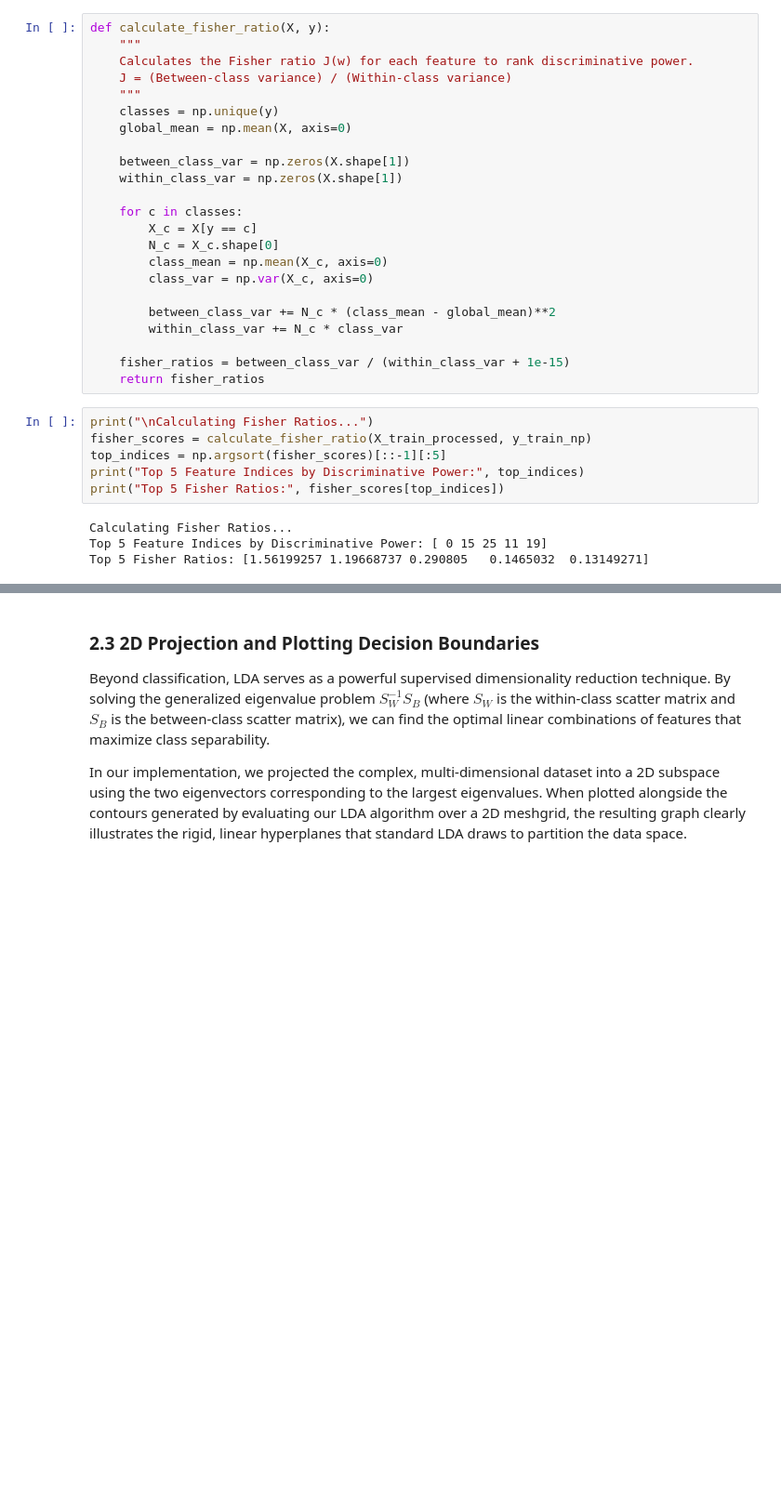
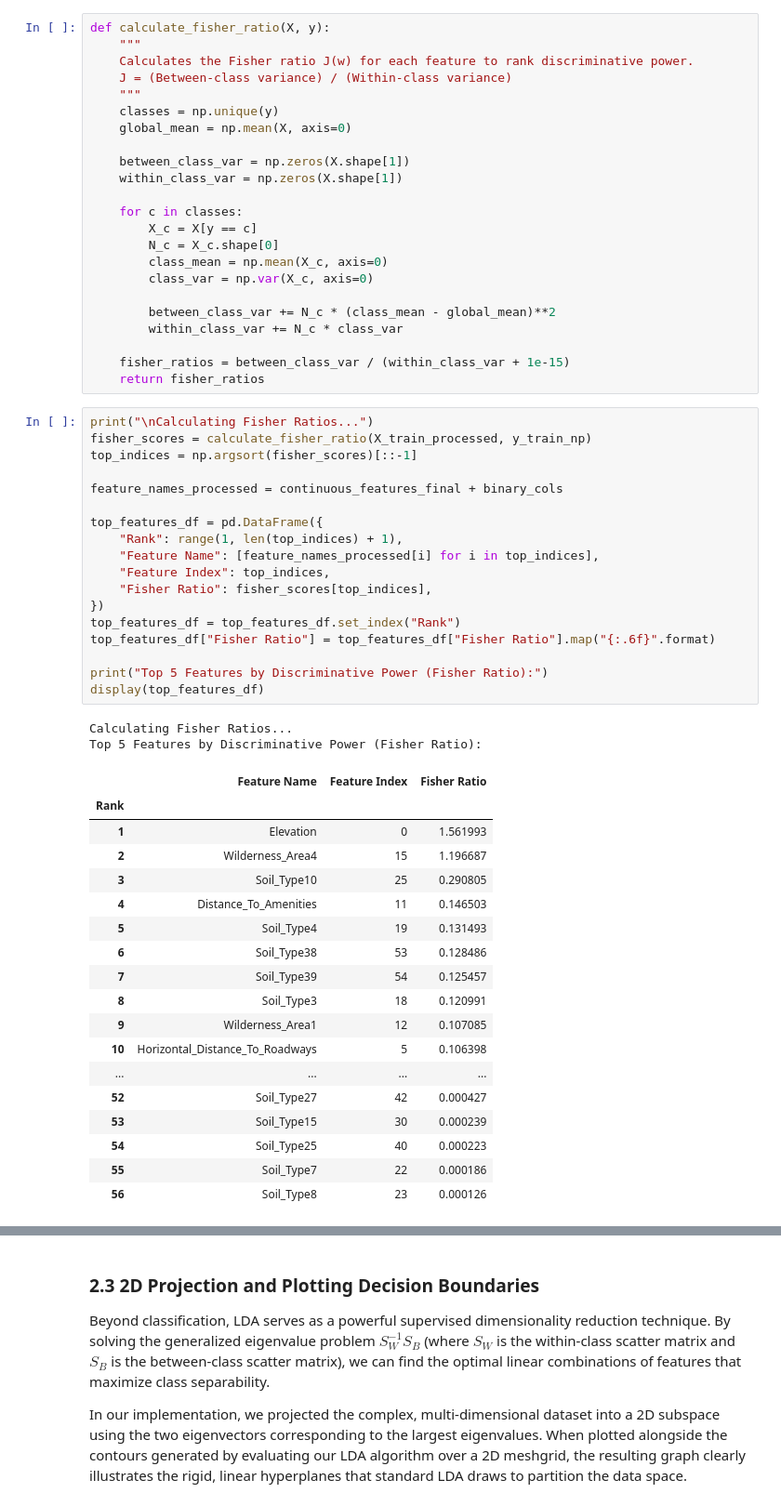
Before and after one commit to nh-atuan/supervised-learning-project, a Jupyter notebook: code/Part2_Classification/models/03_classification_model_training.ipynb, the cells around one changed output, grey strips where cells are left out. Shown at 93% size. Drawn from its saved outputs; the diff is of its cells as text; blank space fills up the shorter version.

```diff
--- a/code/Part2_Classification/models/03_classification_model_training.ipynb
+++ b/code/Part2_Classification/models/03_classification_model_training.ipynb
@@ -668,10 +872,39 @@ def calculate_fisher_ratio(X, y):
 # %%
 print("\nCalculating Fisher Ratios...")
 fisher_scores = calculate_fisher_ratio(X_train_processed, y_train_np)
-top_indices = np.argsort(fisher_scores)[::-1][:5]
-print("Top 5 Feature Indices by Discriminative Power:", top_indices)
-print("Top 5 Fisher Ratios:", fisher_scores[top_indices])
+top_indices = np.argsort(fisher_scores)[::-1]
+
+feature_names_processed = continuous_features_final + binary_cols
+
+top_features_df = pd.DataFrame({
+    "Rank": range(1, len(top_indices) + 1),
+    "Feature Name": [feature_names_processed[i] for i in top_indices],
+    "Feature Index": top_indices,
+    "Fisher Ratio": fisher_scores[top_indices],
+})
+top_features_df = top_features_df.set_index("Rank")
+top_features_df["Fisher Ratio"] = top_features_df["Fisher Ratio"].map("{:.6f}".format)
+
+print("Top 5 Features by Discriminative Power (Fisher Ratio):")
+display(top_features_df)
 # %% [output]
 Calculating Fisher Ratios...
-Top 5 Feature Indices by Discriminative Power: [ 0 15 25 11 19]
-Top 5 Fisher Ratios: [1.56199257 1.19668737 0.290805   0.1465032  0.13149271]
+Top 5 Features by Discriminative Power (Fisher Ratio):
+|  | Feature Name | Feature Index | Fisher Ratio |
+| Rank |  |  |  |
+| 1 | Elevation | 0 | 1.561993 |
+| 2 | Wilderness_Area4 | 15 | 1.196687 |
+| 3 | Soil_Type10 | 25 | 0.290805 |
+| 4 | Distance_To_Amenities | 11 | 0.146503 |
+| 5 | Soil_Type4 | 19 | 0.131493 |
+| 6 | Soil_Type38 | 53 | 0.128486 |
+| 7 | Soil_Type39 | 54 | 0.125457 |
+| 8 | Soil_Type3 | 18 | 0.120991 |
+| 9 | Wilderness_Area1 | 12 | 0.107085 |
+| 10 | Horizontal_Distance_To_Roadways | 5 | 0.106398 |
+| ... | ... | ... | ... |
+| 52 | Soil_Type27 | 42 | 0.000427 |
+| 53 | Soil_Type15 | 30 | 0.000239 |
+| 54 | Soil_Type25 | 40 | 0.000223 |
+| 55 | Soil_Type7 | 22 | 0.000186 |
+| 56 | Soil_Type8 | 23 | 0.000126 |
```
Also changed, not shown: parts of 21 cells of this notebook.
